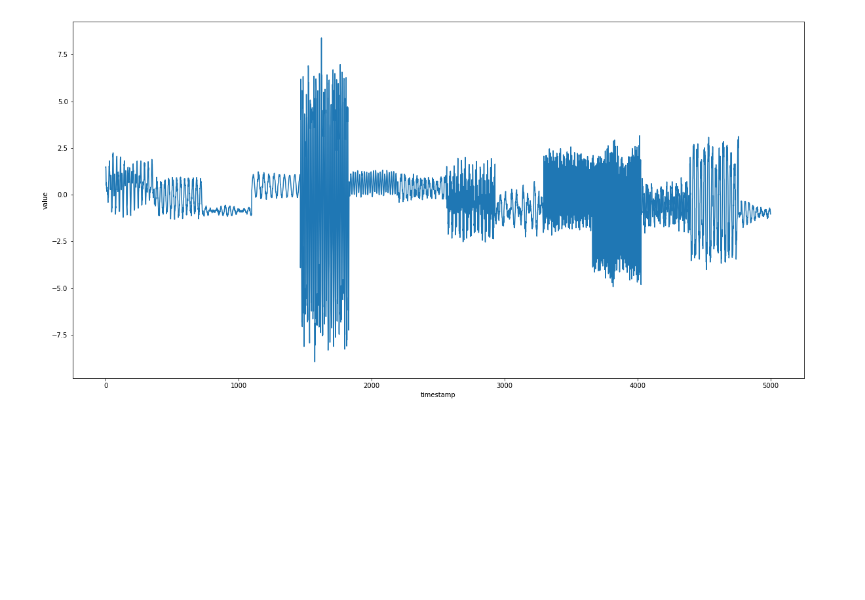
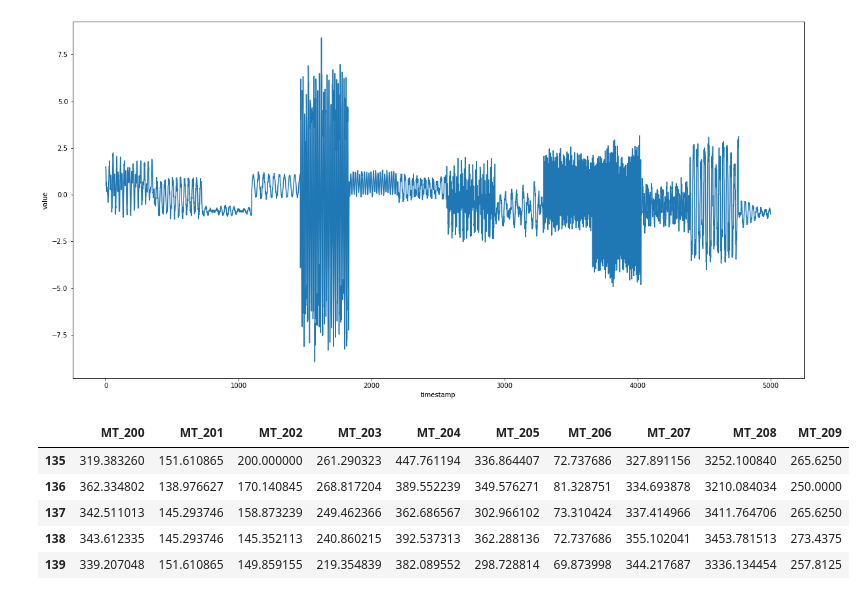
Before and after one commit to NASA1nk/TimeSeries, a Jupyter notebook: Experiment/data/data_process.ipynb, the cells around one changed output. Drawn from its saved outputs; the diff is of its cells as text; code cells hidden in the pictures; blank space fills up the shorter version.

```diff
--- a/Experiment/data/data_process.ipynb
+++ b/Experiment/data/data_process.ipynb
@@ -211,3 +211,21 @@ plt.show()
 # %% [output]
 (7320000, 6)
 [figure]
+# %%
+import matplotlib
+import matplotlib.pyplot as plt
+import pandas as pd
+import numpy as np
+from datetime import date
+
+data = pd.read_excel('./MultiTSData.xlsx', 'Sheet1', parse_dates=["date"])
+data = data.loc[(data["date"] >= pd.Timestamp(date(2014, 1, 1))) & (data["date"] <= pd.Timestamp(date(2014, 2, 10)))]
+data = data.loc[:, "MT_200":  "MT_209"]
+data.head()
+# %% [output]
+|  | MT_200 | MT_201 | MT_202 | MT_203 | MT_204 | MT_205 | MT_206 | MT_207 | MT_208 | MT_209 |
+| 135 | 319.383260 | 151.610865 | 200.000000 | 261.290323 | 447.761194 | 336.864407 | 72.737686 | 327.891156 | 3252.100840 | 265.6250 |
+| 136 | 362.334802 | 138.976627 | 170.140845 | 268.817204 | 389.552239 | 349.576271 | 81.328751 | 334.693878 | 3210.084034 | 250.0000 |
+| 137 | 342.511013 | 145.293746 | 158.873239 | 249.462366 | 362.686567 | 302.966102 | 73.310424 | 337.414966 | 3411.764706 | 265.6250 |
+| 138 | 343.612335 | 145.293746 | 145.352113 | 240.860215 | 392.537313 | 362.288136 | 72.737686 | 355.102041 | 3453.781513 | 273.4375 |
+| 139 | 339.207048 | 151.610865 | 149.859155 | 219.354839 | 382.089552 | 298.728814 | 69.873998 | 344.217687 | 3336.134454 | 257.8125 |
```
Also changed, not shown: 7 other files.
